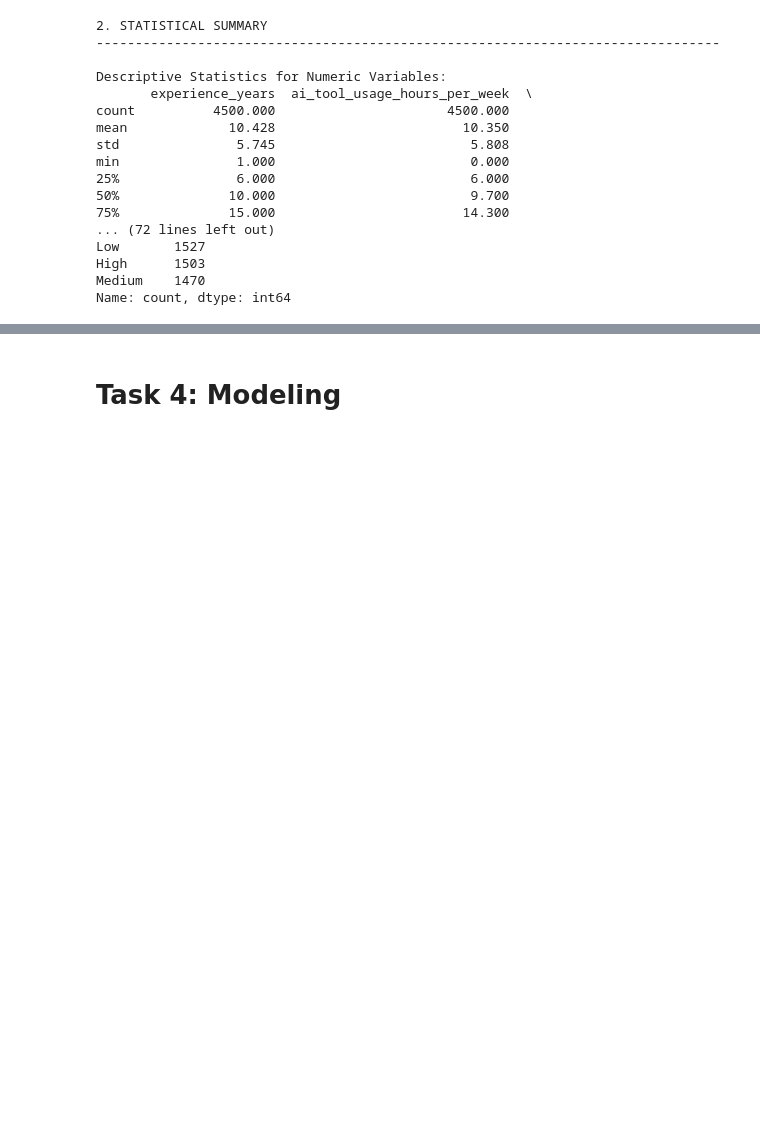
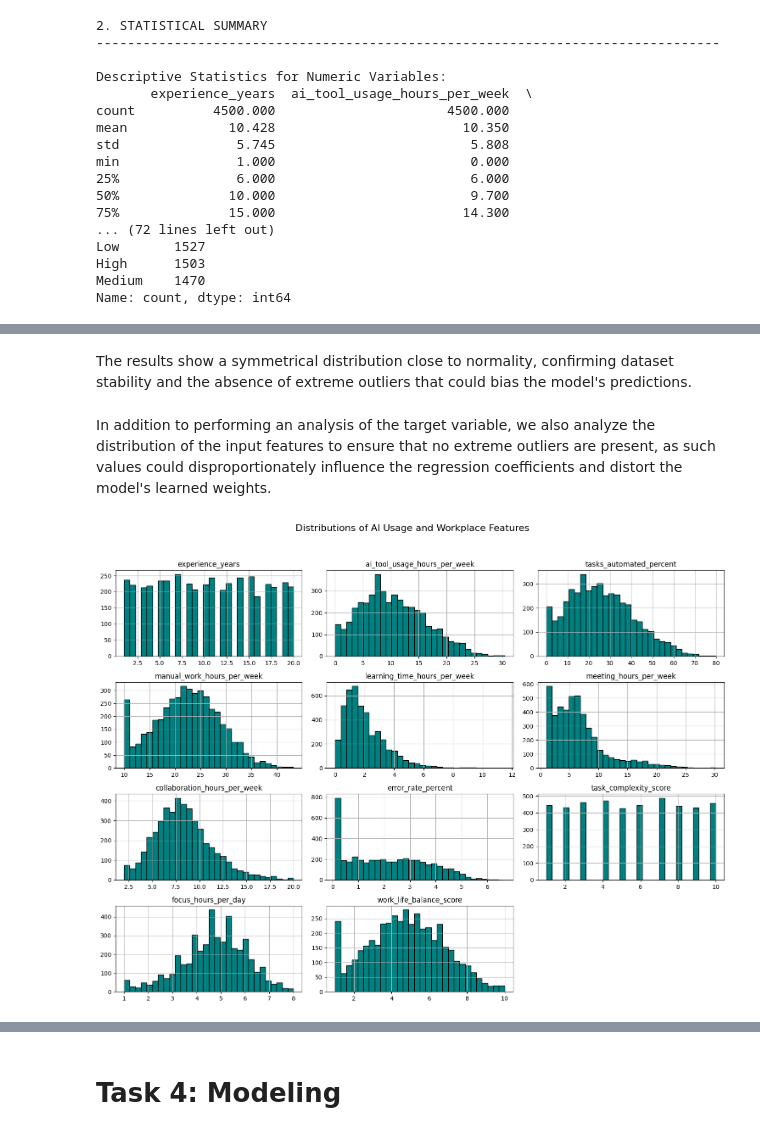
Before and after one commit to saradifranco/AI-Workplace-Productivity-Analysis, a Jupyter notebook: code.ipynb, the cells around one changed output, grey strips where cells are left out. Cells and saved outputs as stored; diff of their text form; code cells hidden in the pictures; blank space fills up the shorter version.

```diff
--- a/code.ipynb
+++ b/code.ipynb
@@ -497,0 +377,20 @@ manual_work_hours_per_week: 4 extreme outliers found
+# %% [markdown]
+The results show a symmetrical distribution close to normality, confirming dataset stability and the absence of extreme outliers that could bias the model's predictions.
+# %% [markdown]
+In addition to performing an analysis of the target variable, we also analyze the distribution of the input features to ensure that no extreme outliers are present, as such values could disproportionately influence the regression coefficients and distort the model's learned weights.
+# %%
+# Lista sintetica delle feature numeriche (escluso il target)
+numerical_features = [
+    "experience_years", "ai_tool_usage_hours_per_week", "tasks_automated_percent",
+    "manual_work_hours_per_week", "learning_time_hours_per_week", "meeting_hours_per_week",
+    "collaboration_hours_per_week", "error_rate_percent", "task_complexity_score",
+    "focus_hours_per_day", "work_life_balance_score"
+]
+
+# Plot rapido di tutte le distribuzioni
+dataset[numerical_features].hist(figsize=(15, 12), bins=30, layout=(4, 3), color='teal', edgecolor='black')
+plt.suptitle("Distributions of AI Usage and Workplace Features", fontsize=16)
+plt.tight_layout(rect=[0, 0.03, 1, 0.95])
+plt.show()
+# %% [output]
+[figure, added]
```
Also changed, not shown: parts of 45 cells of this notebook.
